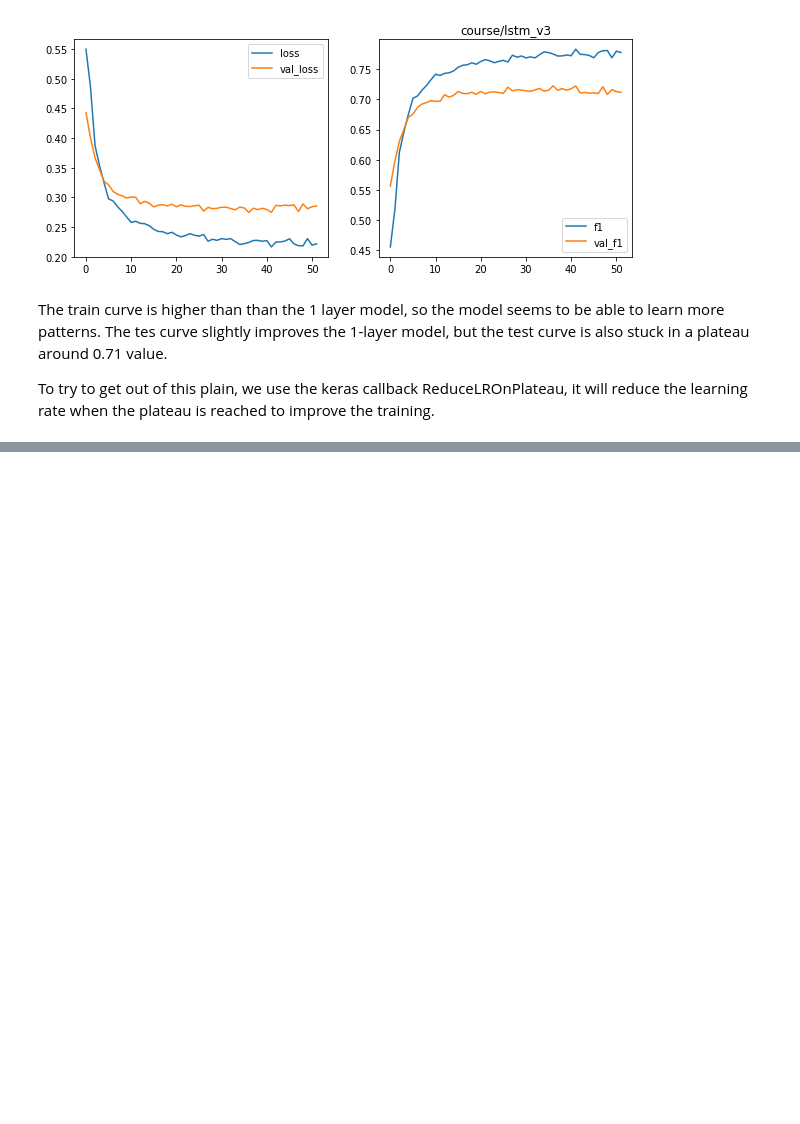
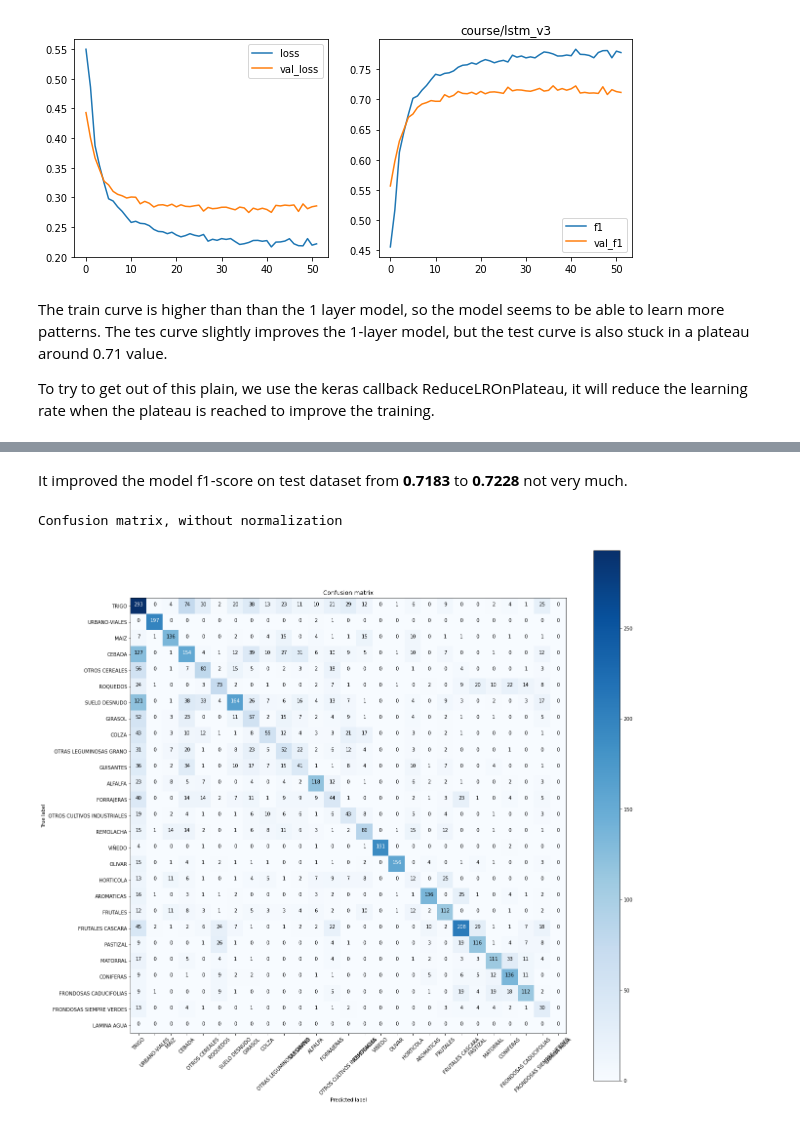
Before and after one commit to gusriobr/IACapstone, a Jupyter notebook: course/modeling_keras.ipynb, the cells around one changed output, grey strips where cells are left out. Saved outputs shown, nothing was run; the diff lists cells and outputs as text; code cells hidden in the pictures; blank space fills up the shorter version.

```diff
--- a/course/modeling_keras.ipynb
+++ b/course/modeling_keras.ipynb
@@ -354,0 +355,21 @@ Epoch 37/100
+# %% [markdown]
+It improved the model f1-score on test dataset from **0.7183** to **0.7228** not very much.
+# %%
+from sklearn.metrics import classification_report, confusion_matrix
+from recipes import plot_confusion_matrix
+
+y_pred = model.predict(X_test)
+
+class_test = np.argmax(y_test, axis=1)
+class_predicted = np.argmax(y_pred, axis=1)
+
+crop_names = df_crops["description"].values.tolist()
+crop_list = df_crops["idx"].values.tolist()
+
+classes = crop_list
+cfm = confusion_matrix(class_test, class_predicted, classes)
+# plot_confusion_matrix(cfm, classes=crop_names, figsize=(20, 20), output_file="{}/cfm.png".format(folder))
+plot_confusion_matrix(cfm, figsize=(20, 20), classes=crop_names)#, classes= crop_names)
+# %% [output]
+Confusion matrix, without normalization
+[figure, added]
```
Also changed, not shown: parts of 1 cell of this notebook, 4 other files.
